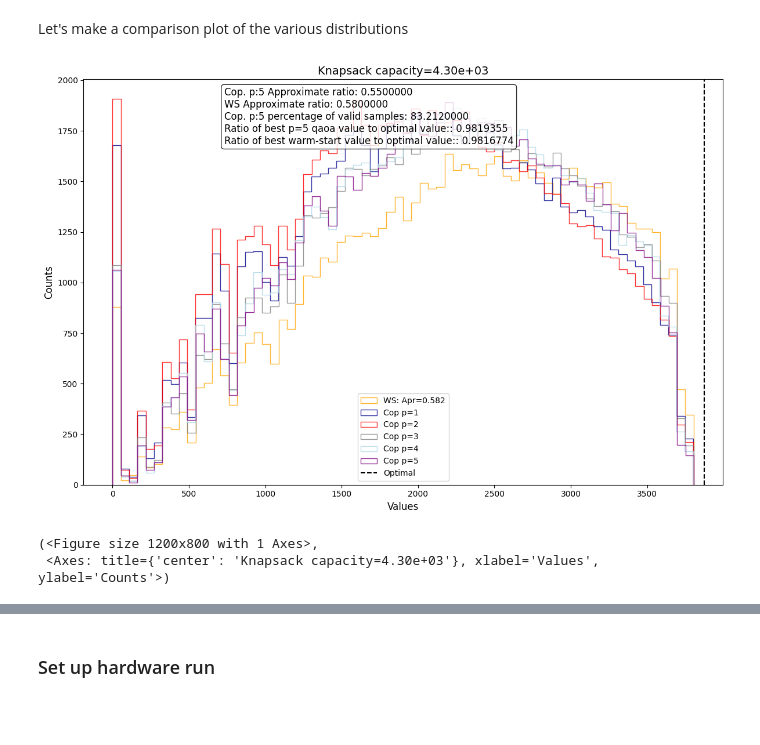
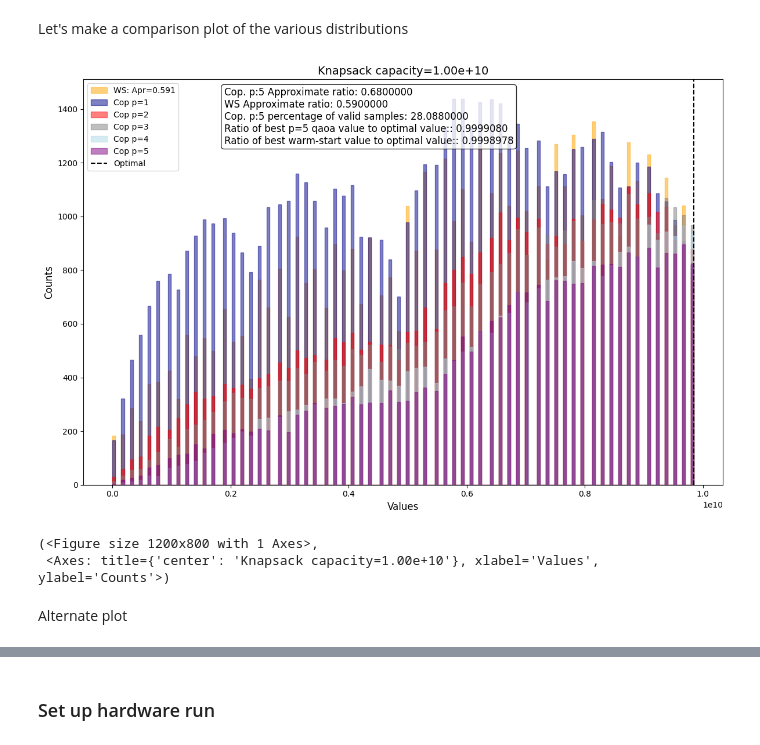
Before and after one commit to jhoule42/xQAOA_unit_commitment, a Jupyter notebook: demo.ipynb, the cells around one changed output, grey strips where cells are left out. Saved outputs shown, nothing was run; the diff lists cells and outputs as text; code cells hidden in the pictures; blank space fills up the shorter version.

Commit message:
demo for hard instance 10 redone with k=5

```diff
--- a/demo.ipynb
+++ b/demo.ipynb
@@ -37,0 +54,16 @@ colours = ['blue', 'green', 'orange', 'red', 'k', 'purple', 'lightblue', 'pink']
+# %%
+import numpy as np
+from scripts.utils.generate_problem_instances import get_knapsack_instance
+
+n, weights, values, capacity, frac= get_knapsack_instance(
+    profit=False,
+    inversely_strongly_correlated=True,
+    random_ratio=False,
+    use_hard_data=True,
+    real_dataset_name="Hard",
+    num_hard_instances=20,
+    instance_index= 10,
+    n=100,
+    d=3,
+    frac=0.09
+)
@@ -38,22 +75,9 @@ colours = ['blue', 'green', 'orange', 'red', 'k', 'purple', 'lightblue', 'pink']
 # %%
-instance=instances[4]
-weights = np.array(instance["weights"])
-values = np.array(instance["values"])
-capacity = instance["capacity"]
-type_ = instance["type"]
-k = instance["k"]
-print(f'The proposed value of k to construct the warm-start solution is {k}')
-n=instance["n"]
-print(f'This instance is of type {instance["type"]}')
-ratios = values / weights
-if instance["type"]=="from_hard_paper":
-    OG=0.1
-    k=8
-else:
-    OG=1e-9
+from ADMM.scripts.solvers.classical_solver_UC import gurobi_knapsack_solver
+
 result_gurobi = gurobi_knapsack_solver(values, weights, capacity, verbose=False,
                                             time_limit=60,
-                                            optimality_gap=OG,
+                                            optimality_gap=1e-1,
                                             feasibility_tolerance=1e-9)
 
 optimal_value = result_gurobi['total_value']
@@ -354,7 +398,7 @@ qc = initialize_warm_start_distribution(qc, qubit_ordered_distribution)
 Let's re-obtain the Gurobi solution for this new ordering
 # %%
 result_gurobi = gurobi_knapsack_solver(ordered_values, ordered_weights, capacity, verbose=False,
-                                        optimality_gap=OG,
+                                        optimality_gap=1e-1,
                                         feasibility_tolerance=1e-9)
 
 optimal_value = result_gurobi['total_value']
@@ -885,7 +929,7 @@ def plot_multiple_distributions(data_dict, min_cost=None,
             weights=weights,
             bins=nb_bins,
             edgecolor=colors[method],
-            alpha=0.8,
+            alpha=0.5,
             color=colors[method],
             label=labels[method],
             histtype=hist_type,
@@ -945,35 +989,37 @@ data_dict = {
    f"Cop p={5}": dict_bit_values_at_different_p["p = 4"]
 }
 # Custom colors
 colors = {
  #  f"Random: Apr={norm_approx_ratio_rand:.2f}": "yellow",
    f"WS: Apr={approx_ratio_ws:.3f}": 'orange',
    f"Cop p={1}": "darkblue",
    f"Cop p={2}": "red",
    f"Cop p={3}": "grey",
    f"Cop p={4}": "lightblue",
    f"Cop p={5}": "purple"
 }
 # Annotations
 annotations = {
     f'Cop. p:{layers} Approximate ratio': np.round(approx_ratio_qaoa, 2),
     f'WS Approximate ratio': np.round(approx_ratio_ws, 2),
     f'Cop. p:{layers} percentage of valid samples': 100*(valid_shots_qaoa/shots),
     f'Ratio of best p=5 qaoa value to optimal value:': np.round(best_value/optimal_value, decimals=7),
     f'Ratio of best warm-start value to optimal value:': np.round(best_value_ws/optimal_value, decimals=7),
     }
 plot_multiple_distributions(
     data_dict=data_dict,
     min_cost=optimal_value,
     colors=colors,
-    nb_bins=70,
+    nb_bins=200,
     log=False,
     annotations=annotations,
     figsize=(12, 8),
-    hist_type='step',
+    hist_type='bar',
     title=f"Knapsack capacity={format(capacity, '.2e')}"
 )
 # %% [output]
-[figure, old version]
+[figure, new version]
 (<Figure size 1200x800 with 1 Axes>,
- <Axes: title={'center': 'Knapsack capacity=4.30e+03'}, xlabel='Values', ylabel='Counts'>)
+ <Axes: title={'center': 'Knapsack capacity=1.00e+10'}, xlabel='Values', ylabel='Counts'>)
+# %% [markdown]
+Alternate plot
```
Also changed, not shown: parts of 20 cells of this notebook.
